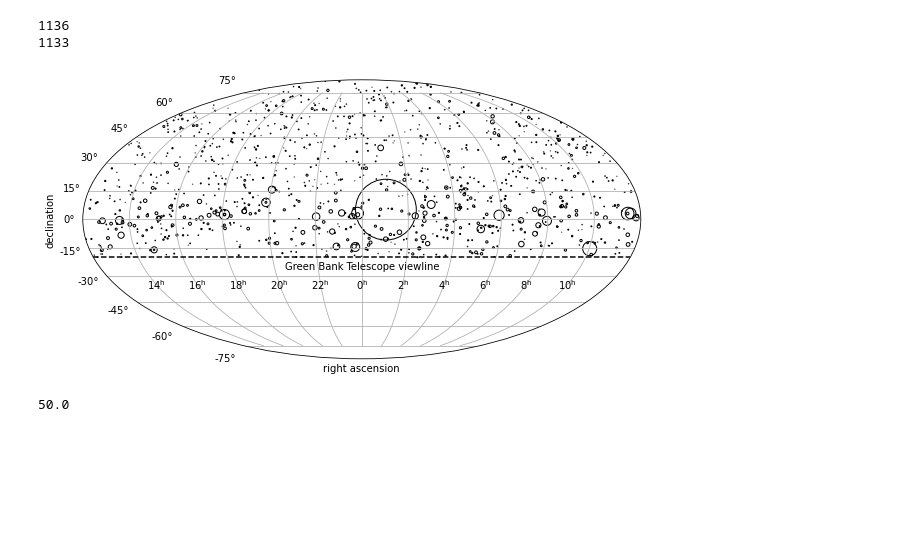
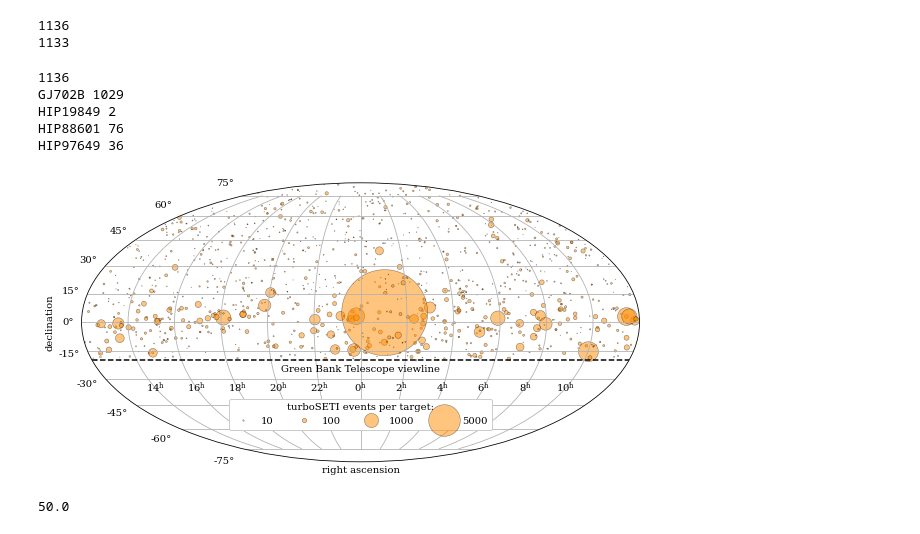
Before and after one commit to bjacobell/nearby-stars, a Jupyter notebook: plot_star_sample.ipynb, the cells around one changed output. Saved outputs shown, nothing was run; the diff lists cells and outputs as text; code cells hidden in the pictures; blank space fills up the shorter version.

```diff
--- a/plot_star_sample.ipynb
+++ b/plot_star_sample.ipynb
@@ -6,3 +6,6 @@ import blimpy as bl
 import glob
 import os
 %matplotlib inline
+
+plt.rcParams["font.family"] = "serif"
+plt.rcParams["mathtext.fontset"] = "dejavuserif"
@@ -183,0 +364,2 @@ plt.show()
+# %%
+hipduplist = ['HIP19849', 'HIP86214', 'GJ702B', 'HIP88601', 'HIP97649']
@@ -194,7 +548,37 @@ print(len(np.unique(np.transpose([np.array(c_ravec_modified).reshape(-1), np.arr
 # %% [output]
 1136
 1133
+# %%
+c_count_plot = []
+c_ra_plot = []
+c_dec_plot = []
+print(len(s_count_vec))
+
+for i, tar in enumerate(s_count_vec):
+    #if (tar == 'GJ166') | (tar == 'GJ702A') | (tar == 'GJ702B') | (tar == 'GJ768'):
+    #    print(tar, c_count_vec[i])
+    if (tar == 'HIP19849') | (tar == 'HIP88601') | (tar == 'HIP97649') | (tar == 'GJ702B'):
+        print(tar, c_count_vec[i])
+        continue
+    if tar == 'GJ166':
+        c_count_plot.append(8)
+    elif tar == 'GJ702A':
+        c_count_plot.append(1147)
+    elif tar == 'GJ768':
+        c_count_plot.append(763)
+    else:
+        c_count_plot.append(c_count_vec[i])
+    c_ra_plot.append(c_ravec_modified[i])
+    c_dec_plot.append(c_decvec[i])
+# %% [output]
+1136
+GJ702B 1029
+HIP19849 2
+HIP88601 76
+HIP97649 36
 # %%
+### THIS FIGURE SHOULD BE NORMALIZED BY NUMBER OF CADENCES
+
 fig = plt.figure(figsize=(10,6))
 ax = plt.axes(projection="mollweide")
 ax.grid(True)
@@ -205,7 +589,8 @@ ax.grid(True)
 #                s = 20*np.log10(c_count_vec)[np.argmax(c_count_vec)],
 #                lw=0, zorder=0)
 
-s = ax.scatter(c_ravec_modified, c_decvec, s=np.array(c_count_vec)/10, lw=1, facecolors='none', edgecolors='k', zorder=1)
+#s = ax.scatter(c_ravec_modified, c_decvec, s=np.array(c_count_vec)/10, lw=1, facecolors='none', edgecolors='k', zorder=1)
+s = ax.scatter(c_ra_plot, c_dec_plot, s=np.array(c_count_plot)/5, lw=0.5, facecolors='darkorange', edgecolors='k', alpha=0.5, zorder=1)
 # s = ax.scatter(c_ravec_modified[np.argmax(c_count_vec)],
 #                c_decvec[np.argmax(c_count_vec)],
 #                s = c_count_vec[np.argmax(c_count_vec)]/50,
@@ -213,35 +598,45 @@ s = ax.scatter(c_ravec_modified, c_decvec, s=np.array(c_count_vec)/10, lw=1, fac
 plt.axhline(-20*np.pi/180, color='k', ls='--')
 ax.text(0, -25*np.pi/180, 'Green Bank Telescope viewline', ha='center', va='center')
 
 # cax = ax.inset_axes([-120*np.pi/180, -50*np.pi/180, 240*np.pi/180, 7*np.pi/180], transform=ax.transData)
 # fig.colorbar(s, cax=cax, orientation='horizontal', label='distance [kpc]')
 ax.set_xlabel('right ascension')
 ax.set_ylabel('declination')
 #help(ax.spines['geo'])
 #print(ax.spines['geo'].get_position())
 #ax.spines['geo'].set_position(('data', -35*np.pi/180))
 #ax.tick_params(axis='x', which='major', pad=50)
 ax.set_xticklabels([])
 xticklabelvec = [r'14$^\mathrm{h}$',
                     r'16$^\mathrm{h}$',
                     r'18$^\mathrm{h}$',
                     r'20$^\mathrm{h}$',
                     r'22$^\mathrm{h}$',
                     r'0$^\mathrm{h}$',
                     r'2$^\mathrm{h}$',
                     r'4$^\mathrm{h}$',
                     r'6$^\mathrm{h}$',
                     r'8$^\mathrm{h}$',
                     r'10$^\mathrm{h}$']
 xtickvec = ax.get_xticks()
 #print(xtickvec)
 for i, x in enumerate(xticklabelvec):
     xpos = xtickvec[i]
     ax.text(xpos, -35*np.pi/180, x, ha='center', va='center')
-plt.savefig('/datax/scratch/benjb/bl_nearby_stars/Fig_sky_distribution_of_events_linear.pdf', bbox_inches='tight')
+
+from matplotlib.lines import Line2D
+
+legend_elements = [Line2D([0], [0], color='darkorange', marker='o', ms=np.sqrt(2), mew=0.5, lw=0, mec='k', alpha=0.5, label=r'10'),
+                   Line2D([0], [0], color='darkorange', marker='o', ms=np.sqrt(20), mew=0.5, lw=0, mec='k', alpha=0.5, label=r'100'),
+                   Line2D([0], [0], color='darkorange', marker='o', ms=np.sqrt(200), mew=0.5, lw=0, mec='k', alpha=0.5, label=r'1000'),
+                   Line2D([0], [0], color='darkorange', marker='o', ms=np.sqrt(1000), mew=0.5, lw=0, mec='k', alpha=0.5, label=r'5000')]
+
+ax.legend(handles=legend_elements, loc='center', bbox_to_anchor=[0.5, 0.17], ncol=4, title='turboSETI events per target:', framealpha=1)
+
+plt.savefig('/datax/scratch/benjb/bl_nearby_stars/Fig_sky_distribution_of_events_turboSETI_linear.pdf', bbox_inches='tight')
 plt.show()
 # %% [output]
-[figure, old version]
+[figure, new version]
 # %%
 print(dvec.max())
 # %% [output]
```
Also changed, not shown: parts of 11 cells of this notebook, 32 other files.
